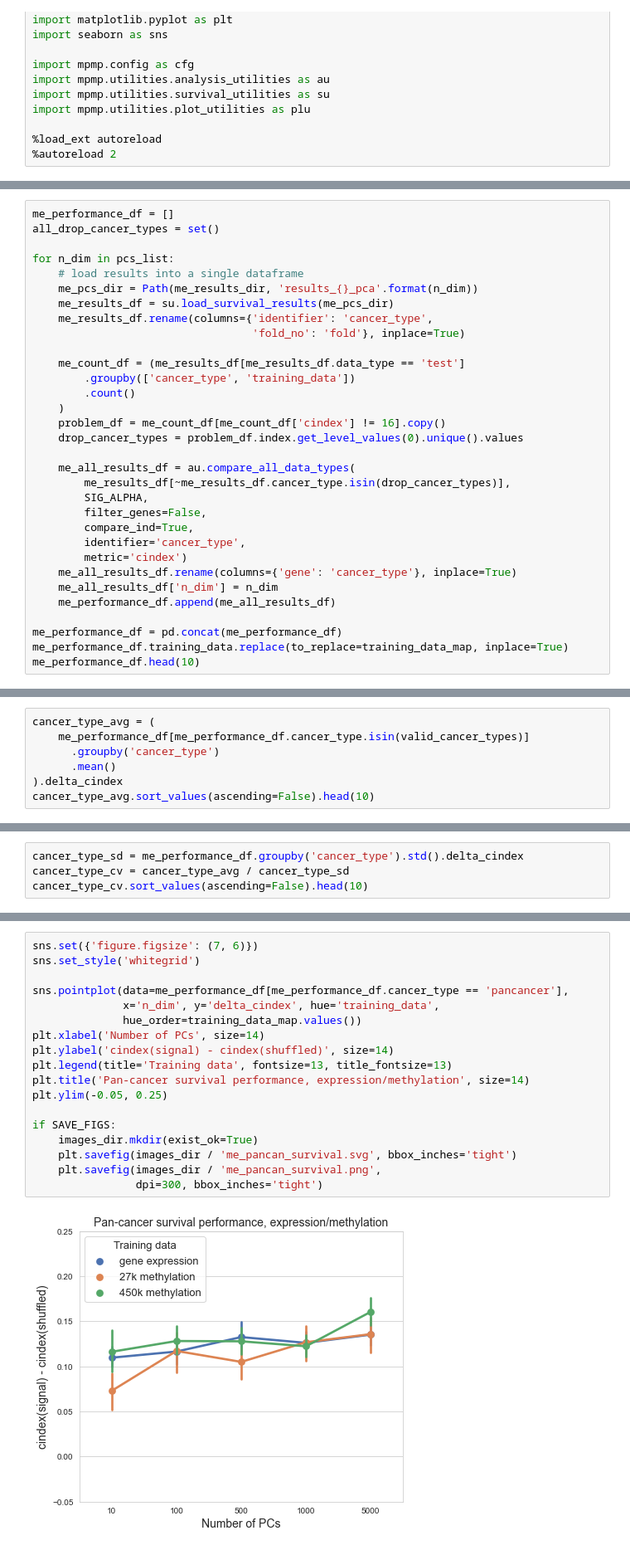
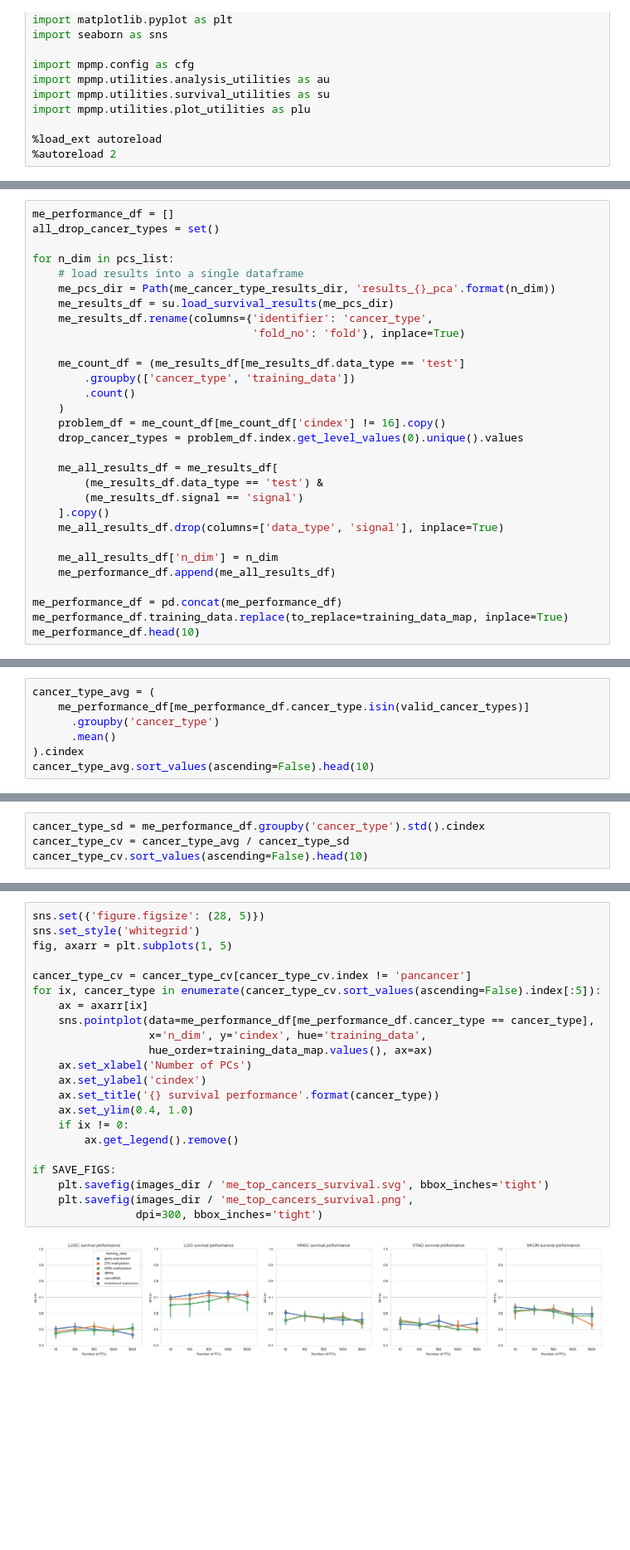
Before and after one commit to greenelab/mpmp, a Jupyter notebook: 06_predict_survival/plot_survival_pc_comparison.ipynb, the cells around one changed output, grey strips where cells are left out. Shown at 83% size. Drawn from its saved outputs; the diff is of its cells as text; blank space fills up the shorter version.

Commit message:
reorganize survival results notebook

```diff
--- a/06_predict_survival/plot_survival_pc_comparison.ipynb
+++ b/06_predict_survival/plot_survival_pc_comparison.ipynb
@@ -124,7 +337,7 @@ all_drop_cancer_types = set()
 
 for n_dim in pcs_list:
     # load results into a single dataframe
-    me_pcs_dir = Path(me_results_dir, 'results_{}_pca'.format(n_dim))
+    me_pcs_dir = Path(me_cancer_type_results_dir, 'results_{}_pca'.format(n_dim))
     me_results_df = su.load_survival_results(me_pcs_dir)
     me_results_df.rename(columns={'identifier': 'cancer_type',
                                   'fold_no': 'fold'}, inplace=True)
@@ -136,14 +349,12 @@ for n_dim in pcs_list:
     problem_df = me_count_df[me_count_df['cindex'] != 16].copy()
     drop_cancer_types = problem_df.index.get_level_values(0).unique().values
 
-    me_all_results_df = au.compare_all_data_types(
-        me_results_df[~me_results_df.cancer_type.isin(drop_cancer_types)],
-        SIG_ALPHA,
-        filter_genes=False,
-        compare_ind=True,
-        identifier='cancer_type',
-        metric='cindex')
-    me_all_results_df.rename(columns={'gene': 'cancer_type'}, inplace=True)
+    me_all_results_df = me_results_df[
+        (me_results_df.data_type == 'test') &
+        (me_results_df.signal == 'signal')
+    ].copy()
+    me_all_results_df.drop(columns=['data_type', 'signal'], inplace=True)
+
     me_all_results_df['n_dim'] = n_dim
     me_performance_df.append(me_all_results_df)
 
@@ -189,7 +400,7 @@ cancer_type_avg = (
     me_performance_df[me_performance_df.cancer_type.isin(valid_cancer_types)]
       .groupby('cancer_type')
       .mean()
-).delta_cindex
+).cindex
 cancer_type_avg.sort_values(ascending=False).head(10)
 # %% [output]
 cancer_type
@@ -207,5 +418,5 @@ Name: delta_cindex, dtype: float64
 # %%
-cancer_type_sd = me_performance_df.groupby('cancer_type').std().delta_cindex
+cancer_type_sd = me_performance_df.groupby('cancer_type').std().cindex
 cancer_type_cv = cancer_type_avg / cancer_type_sd
 cancer_type_cv.sort_values(ascending=False).head(10)
 # %% [output]
@@ -224,20 +435,24 @@ Name: delta_cindex, dtype: float64
 # %%
-sns.set({'figure.figsize': (7, 6)})
+sns.set({'figure.figsize': (28, 5)})
 sns.set_style('whitegrid')
+fig, axarr = plt.subplots(1, 5)
 
-sns.pointplot(data=me_performance_df[me_performance_df.cancer_type == 'pancancer'],
-              x='n_dim', y='delta_cindex', hue='training_data',
-              hue_order=training_data_map.values())
-plt.xlabel('Number of PCs', size=14)
-plt.ylabel('cindex(signal) - cindex(shuffled)', size=14)
-plt.legend(title='Training data', fontsize=13, title_fontsize=13)
-plt.title('Pan-cancer survival performance, expression/methylation', size=14)
-plt.ylim(-0.05, 0.25)
+cancer_type_cv = cancer_type_cv[cancer_type_cv.index != 'pancancer']
+for ix, cancer_type in enumerate(cancer_type_cv.sort_values(ascending=False).index[:5]):
+    ax = axarr[ix]
+    sns.pointplot(data=me_performance_df[me_performance_df.cancer_type == cancer_type],
+                  x='n_dim', y='cindex', hue='training_data',
+                  hue_order=training_data_map.values(), ax=ax)
+    ax.set_xlabel('Number of PCs')
+    ax.set_ylabel('cindex')
+    ax.set_title('{} survival performance'.format(cancer_type))
+    ax.set_ylim(0.4, 1.0)
+    if ix != 0:
+        ax.get_legend().remove()
 
 if SAVE_FIGS:
-    images_dir.mkdir(exist_ok=True)
-    plt.savefig(images_dir / 'me_pancan_survival.svg', bbox_inches='tight')
-    plt.savefig(images_dir / 'me_pancan_survival.png',
+    plt.savefig(images_dir / 'me_top_cancers_survival.svg', bbox_inches='tight')
+    plt.savefig(images_dir / 'me_top_cancers_survival.png',
                 dpi=300, bbox_inches='tight')
 # %% [output]
-[figure, old version]
+[figure, new version]
```
Also changed, not shown: parts of 33 cells of this notebook.
